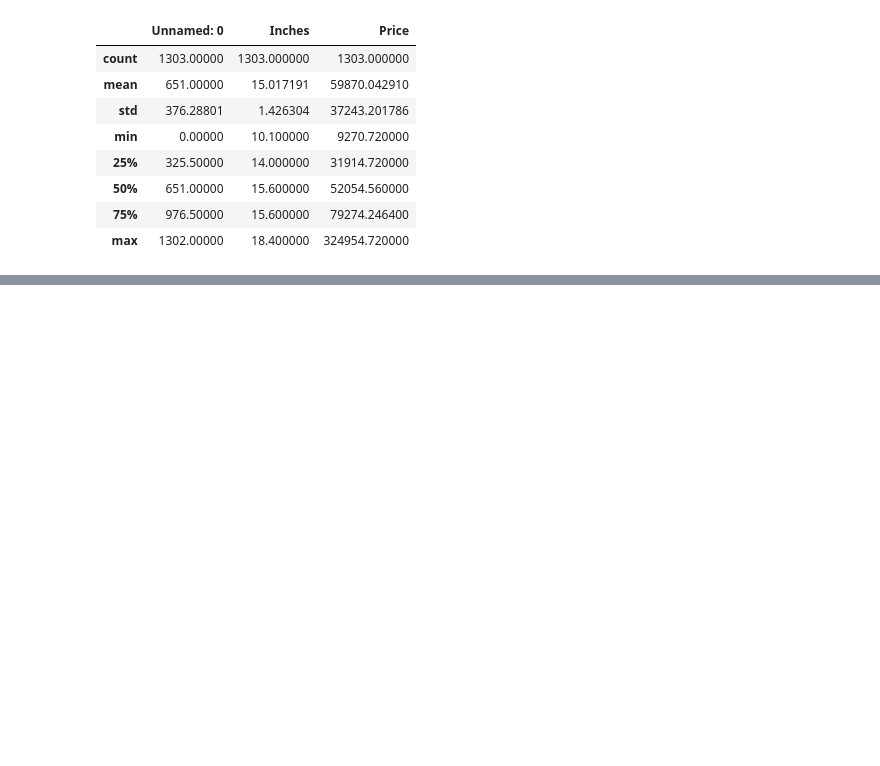
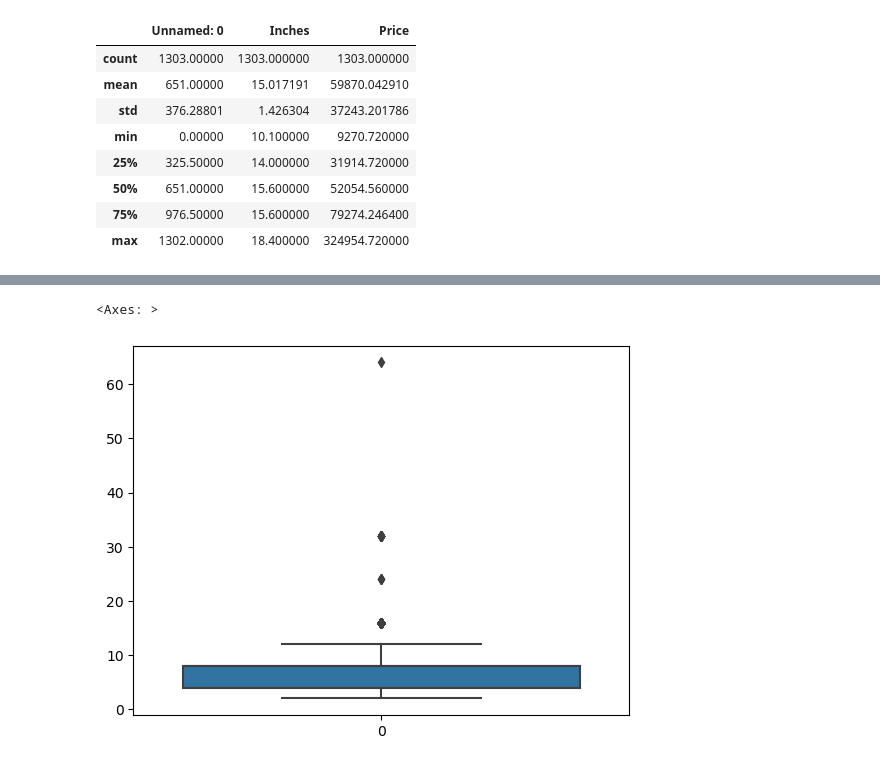
Before and after one commit to zafermesut/ai-crash-course, a Jupyter notebook: Homeworks/Laptop Price Prediction - Regression/Laptop Price Prediction.ipynb, the cells around one changed output, grey strips where cells are left out. Cells and saved outputs as stored; diff of their text form; code cells hidden in the pictures; blank space fills up the shorter version.

```diff
--- a/Homeworks/Laptop Price Prediction - Regression/Laptop Price Prediction.ipynb
+++ b/Homeworks/Laptop Price Prediction - Regression/Laptop Price Prediction.ipynb
@@ -84,0 +419,5 @@ df.describe()
+# %%
+sns.boxplot(df['Ram'])
+# %% [output]
+<Axes: >
+[figure, added]
```
Also changed, not shown: parts of 43 cells of this notebook.
